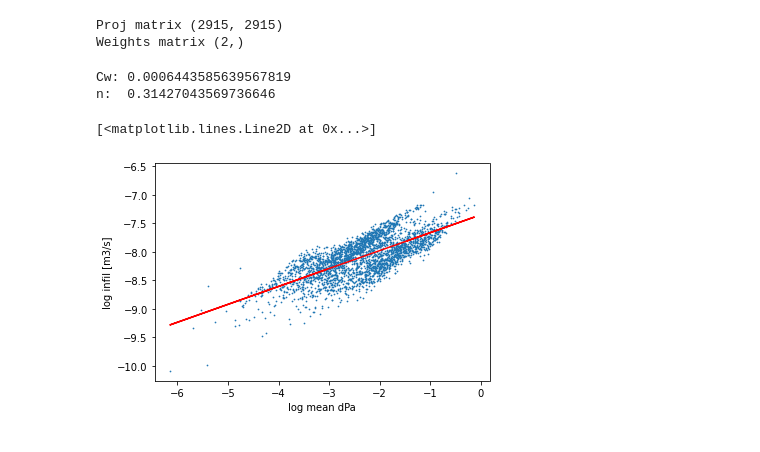
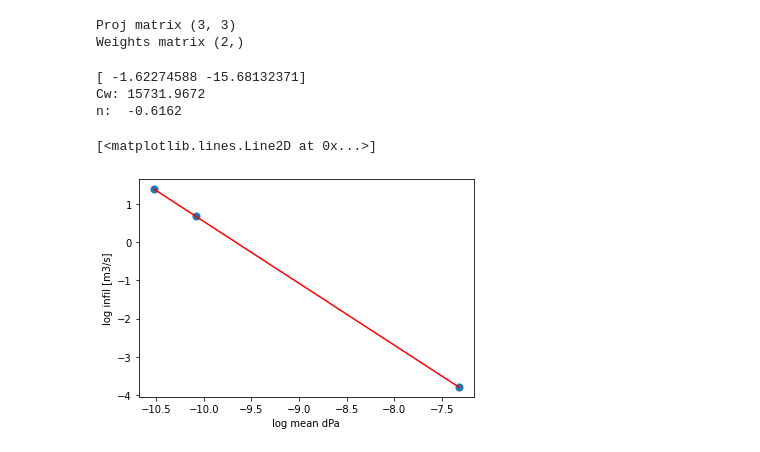
Before and after one commit to saeranv/astrobot, a Jupyter notebook: experiments/afn_infil/afn_infil_reg.ipynb, the cells around one changed output. Cells and saved outputs as stored; diff of their text form; code cells hidden in the pictures.

Commit message:
feat(experiments): Robust solns for infiltration dP calcs as higher order fx.

```diff
--- a/experiments/afn_infil/afn_infil_reg.ipynb
+++ b/experiments/afn_infil/afn_infil_reg.ipynb
@@ -44,12 +198,9 @@ df.head()
 # %%
-# Plot dP against afn_infil
-# Note that negative convention for dPa indicates
-# air coming in, so we should flip sign.
-
-df['mean_dpa'] = -df['mean_dpa']
+# Plot + dP against afn_infil
+# + dPa indicates air coming into zone
 
 f, a, = plt.subplots(1, 1)
-a.scatter(df.mean_dpa, df.afn_infil, s=0.5)
+a.scatter(df.mean_dpa, df.afn_infil, s=50)
 a.set_xlabel('mean dPa')
 a.set_ylabel('infil [m3/s]')
 
@@ -62,0 +214,10 @@ Text(0, 0.5, 'infil [m3/s]')
+# %%
+# Linearize data
+
+log_afn_infil = np.log(df.afn_infil)  # X
+log_mean_dpa = np.log(df.mean_dpa)  # y
+
+f, a, = plt.subplots(1, 1)
+a.scatter(log_afn_infil, log_mean_dpa, s=50)
+a.set_xlabel('log mean dPa')
+a.set_ylabel('log infil [m3/s]')
@@ -63,18 +227,12 @@ Text(0, 0.5, 'infil [m3/s]')
 # %%
-# Calculate regression to get Cw and n
-
-# remove negative vals for log
-mask_idx = np.where(df.mean_dpa > 0)[0]
-log_mean_dpa = np.log(df.mean_dpa[mask_idx])
-log_afn_infil = np.log(df.afn_infil[mask_idx])
-
+# Create regression model
 # add 1s row so that we have a bias
 # X: 2, 2915
 # y: 1, 2915
 X = np.array(
-    [log_mean_dpa,
-    np.ones_like(log_mean_dpa)])
-y = log_afn_infil
+    [log_afn_infil,
+    np.ones_like(log_afn_infil)])
+y = log_mean_dpa
 
 
 # 1. Projection matrix
@@ -92,29 +250,37 @@ yhat2 = X @ B
 
 assert np.sum(yhat1 - yhat2) < 1e-10
 # %% [output]
-Proj matrix (2915, 2915)
+Proj matrix (3, 3)
 Weights matrix (2,)
-# %%
-# Extract weights from Beta matrix
-n = B[0]
-log_Cw = B[1]  # bias is Cw
-
-print('Cw:', np.exp(log_Cw))
-print('n: ', n)
-
-# n, flow exponent is a lot less leaky then would be expected
-# Cw, flow coefficient looks reasonable
-# %% [output]
-Cw: 0.0006443585639567819
-n:  0.31427043569736646
+# %%
+# Extract weights from Beta matrix
+print(B) # B0~n, B1~Cw
+
+# print(np.exp(np.log(8)).round(2))  # confirm log = ln
+
+# ln_m = n * ln_P + ln_C
+# ln_P = ln_m/n - ln_C/n
+# B0=1/n, B1=ln_C/n
+
+n = 1 / B[0]  # ~ 0.65
+log_Cw = np.exp(B[1]/B[0]) # ~ 0.00001
+print('Cw:', log_Cw.round(4))
+print('n: ', n.round(4))
+
+# n, flow exponent is perfect
+# Cw, flow coefficient is way to high
+# %% [output]
+[ -1.62274588 -15.68132371]
+Cw: 15731.9672
+n:  -0.6162
 # %%
 f, a, = plt.subplots(1, 1)
-a.scatter(log_mean_dpa, log_afn_infil, s=0.5)
+a.scatter(log_afn_infil, log_mean_dpa, s=50)
 a.set_xlabel('log mean dPa')
 a.set_ylabel('log infil [m3/s]')
 
 # Plot regression line, looks reasonable
-a.plot(log_mean_dpa, (n * log_mean_dpa) + log_Cw, 'red')
+a.plot(log_afn_infil, yhat2, 'red')
 # %% [output]
 [<matplotlib.lines.Line2D at 0x...>]
-[figure, old version]
+[figure, new version]
```
Also changed, not shown: parts of 9 cells of this notebook, 2 other files.
